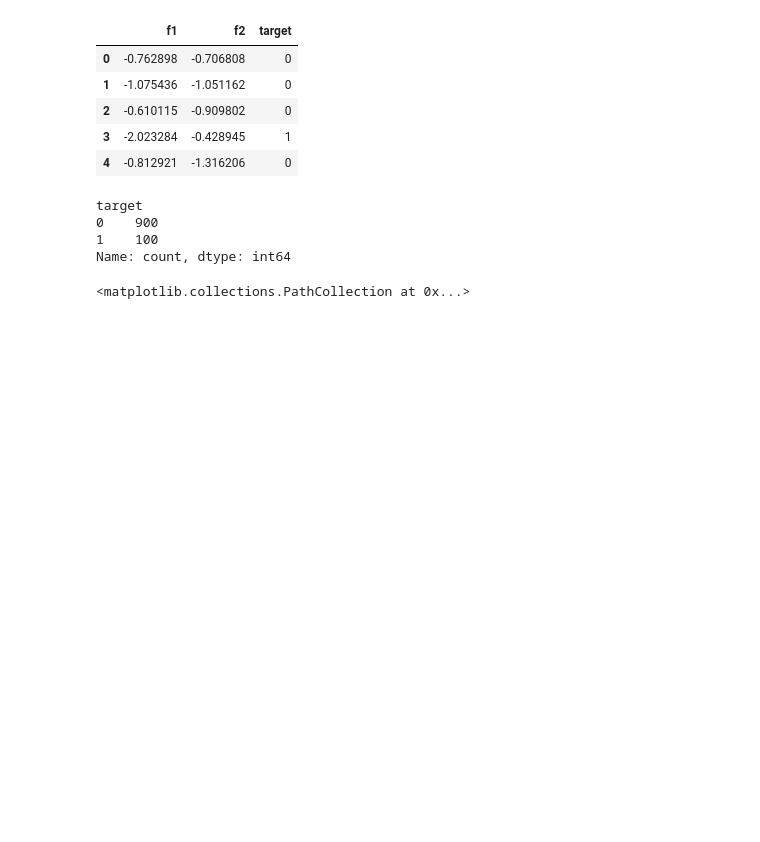
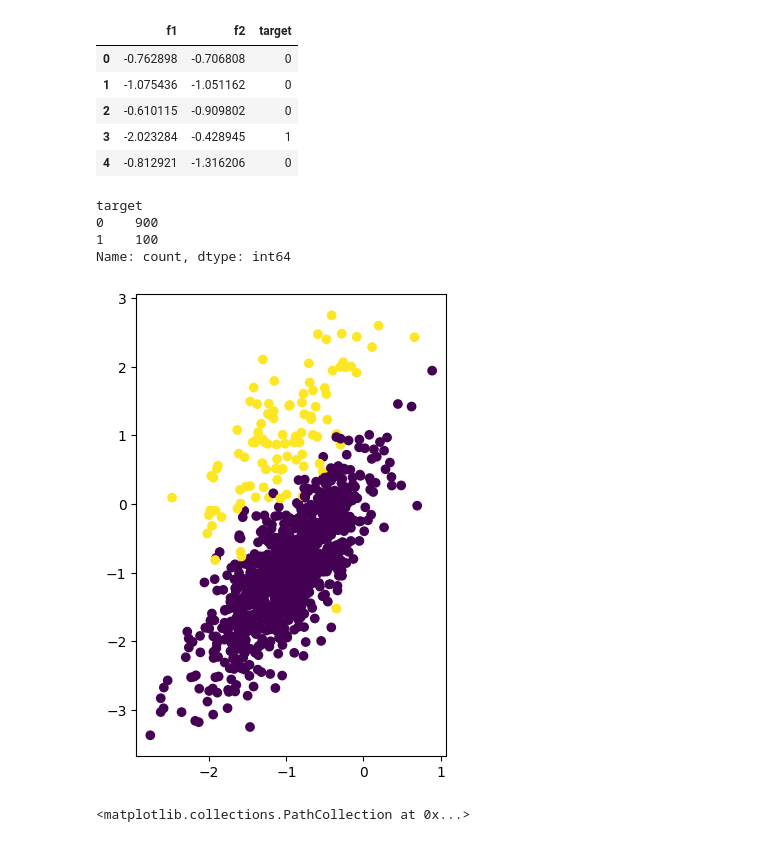
Before and after one commit to realyashsehgal/courseee, a Jupyter notebook: 3.0-SMOTE_mine.ipynb, the cells around one changed output. Saved outputs shown, nothing was run; the diff lists cells and outputs as text; code cells hidden in the pictures; blank space fills up the shorter version.

```diff
--- a/3.0-SMOTE_mine.ipynb
+++ b/3.0-SMOTE_mine.ipynb
@@ -28,13 +27,22 @@ final_df.head()
 | 2 | -0.610115 | -0.909802 | 0 |
 | 3 | -2.023284 | -0.428945 | 1 |
 | 4 | -0.812921 | -1.316206 | 0 |
-# %%
-final_df['target'].value_counts()
-# %% [output]
-target
-0    900
-1    100
-Name: count, dtype: int64
+# %%
+final_df['target'].value_counts()
+# %% [output]
+target
+0    900
+1    100
+Name: count, dtype: int64
+# %%
+import matplotlib.pyplot as plt
+plt.figure(figsize=(4,6))
+plt.scatter(final_df['f1'],
+            final_df['f2'],
+            c=final_df['target'])
+plt.show()
+# %% [output]
+[figure, added]
 # %%
 import matplotlib.pyplot as plt
 plt.scatter(final_df['f1'],final_df['f2'],c=final_df['target'])
```
Also changed, not shown: parts of 2 cells of this notebook, 2 other files.
